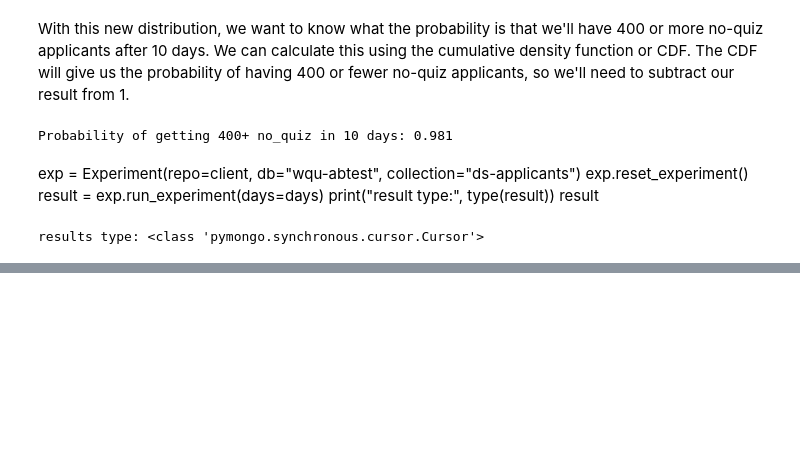
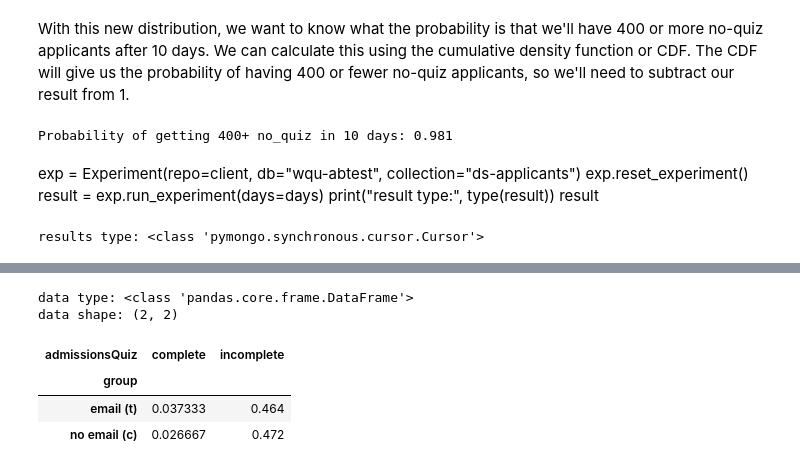
Before and after one commit to programmer-shark/hypothesis-testing, a Jupyter notebook: 073-chi-square-test.ipynb, the cells around one changed output, grey strips where cells are left out. Saved outputs shown, nothing was run; the diff lists cells and outputs as text; code cells hidden in the pictures; blank space fills up the shorter version.

```diff
--- a/073-chi-square-test.ipynb
+++ b/073-chi-square-test.ipynb
@@ -191,0 +216,17 @@ df shape: (375, 12)
+# %%
+data = pd.crosstab(
+    index=df["group"],
+    columns=df["admissionsQuiz"],
+    normalize=True
+)
+
+print("data type:", type(data))
+print("data shape:", data.shape)
+data
+# %% [output]
+data type: <class 'pandas.core.frame.DataFrame'>
+data shape: (2, 2)
+| admissionsQuiz | complete | incomplete |
+| group |  |  |
+| email (t) | 0.037333 | 0.464 |
+| no email (c) | 0.026667 | 0.472 |
```
Also changed, not shown: parts of 3 cells of this notebook.
